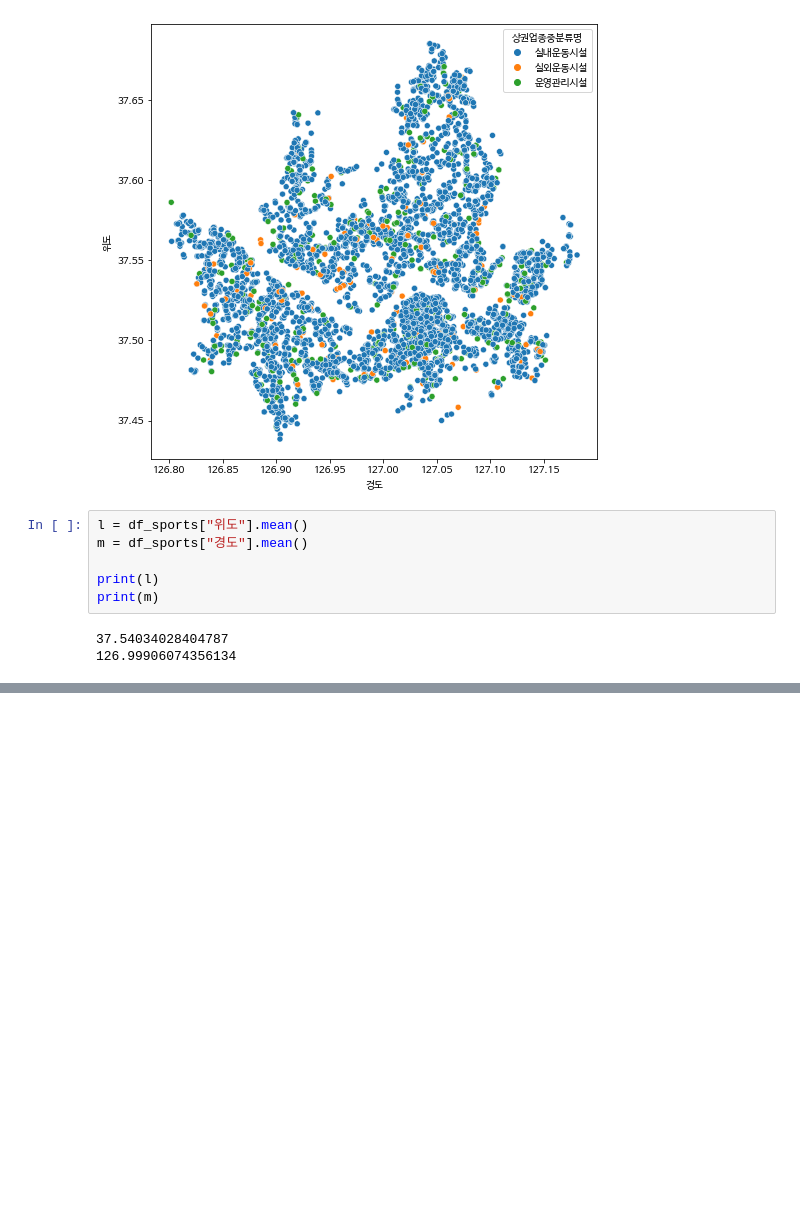
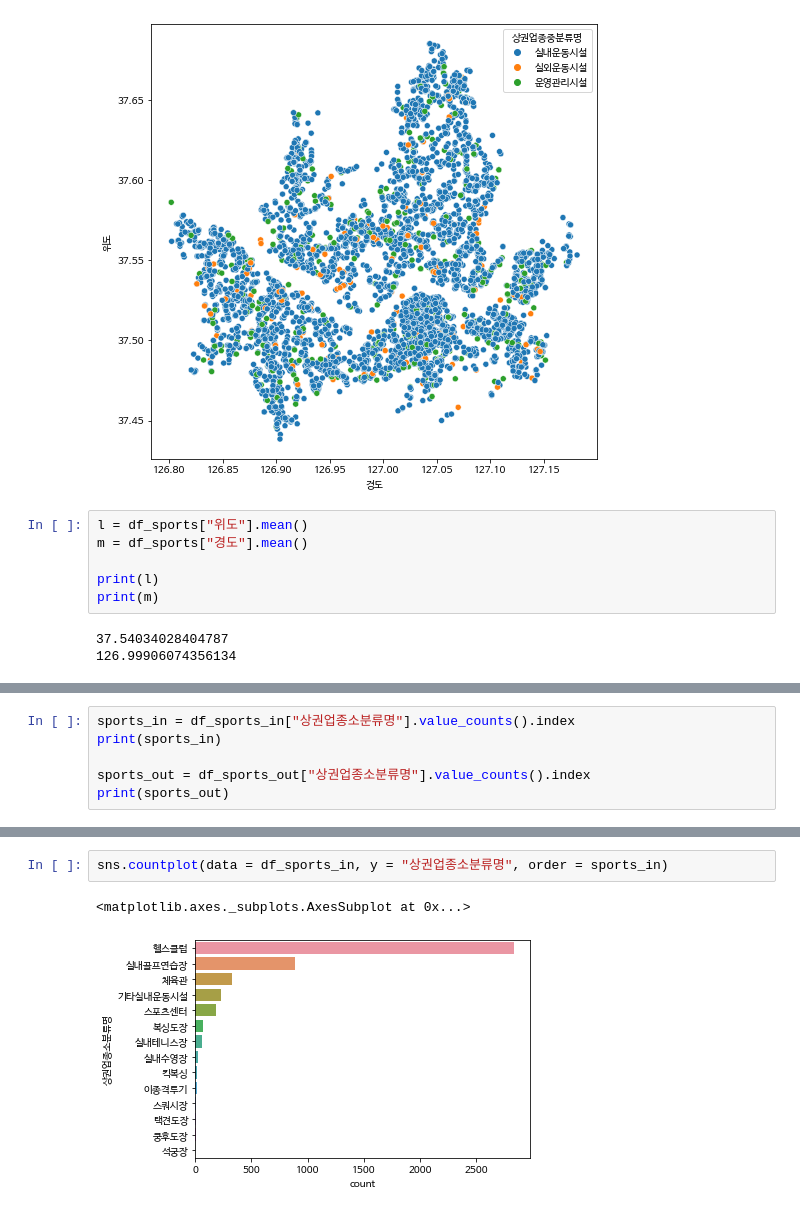
Before and after one commit to JaeHong-Park987/commercial_area, a Jupyter notebook: 상권정보(서울) 데이터 분석.ipynb, the cells around one changed output, grey strips where cells are left out. Drawn from its saved outputs; the diff is of its cells as text; blank space fills up the shorter version.

```diff
--- a/상권정보(서울) 데이터 분석.ipynb
+++ b/상권정보(서울) 데이터 분석.ipynb
@@ -318,0 +320,6 @@ map.save('index.html')
+# %%
+sports_in = df_sports_in["상권업종소분류명"].value_counts().index
+print(sports_in)
+
+sports_out = df_sports_out["상권업종소분류명"].value_counts().index
+print(sports_out)
@@ -318,0 +333,5 @@ map.save('index.html')
+# %%
+sns.countplot(data = df_sports_in, y = "상권업종소분류명", order = sports_in)
+# %% [output]
+<matplotlib.axes._subplots.AxesSubplot at 0x...>
+[figure, added]
```
Also changed, not shown: parts of 11 cells of this notebook.
